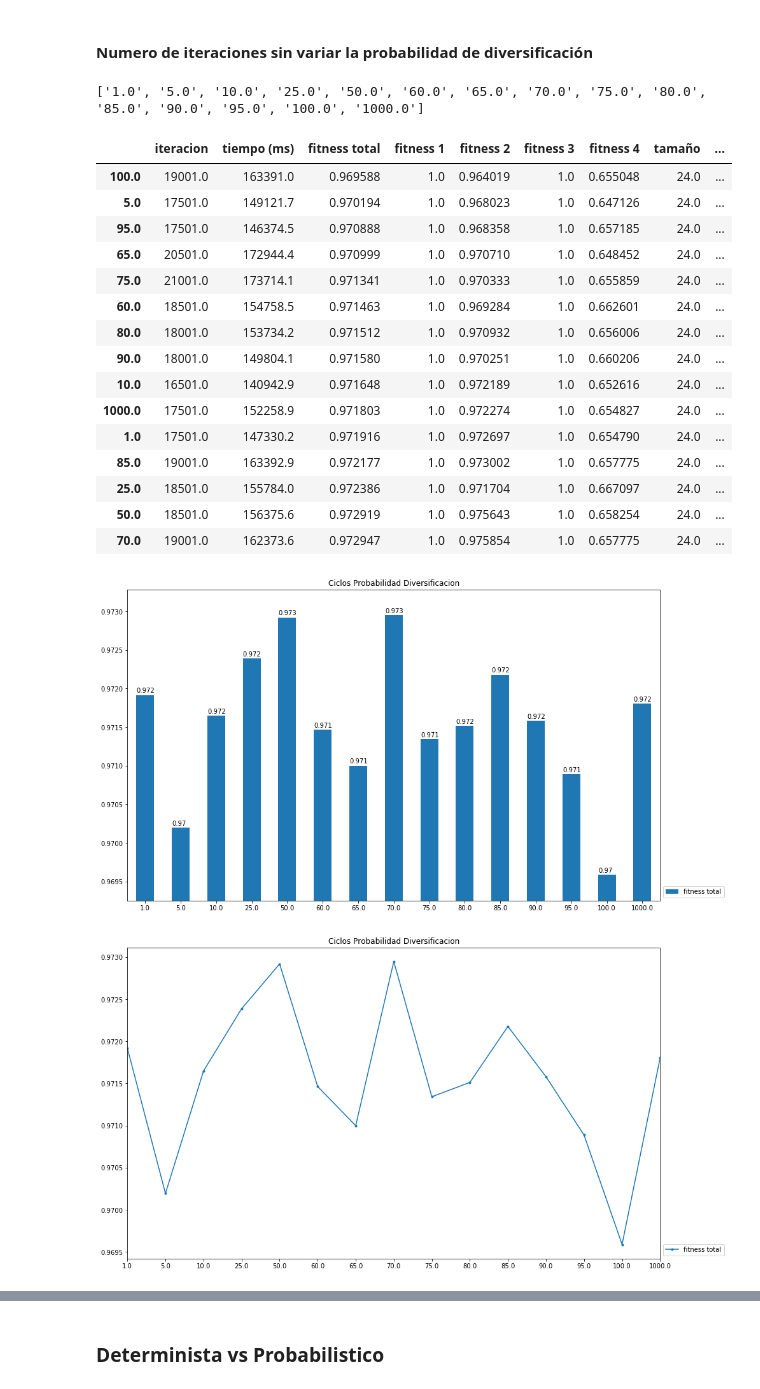
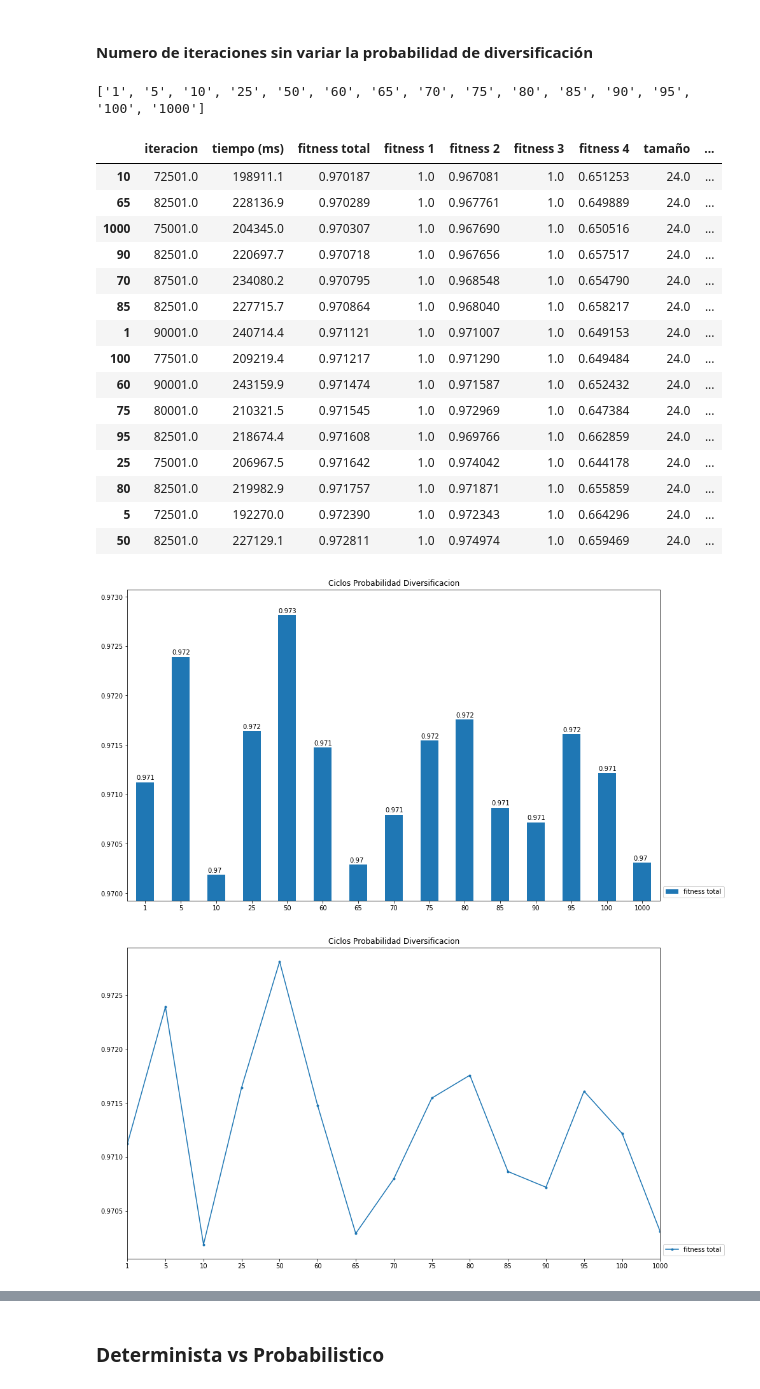
Before and after one commit to zerolfer/TFM-graficador, a Jupyter notebook: ajuste-parametrico/Ajuste-parametrico-documento-Copy1.ipynb, the cells around one changed output, grey strips where cells are left out. Drawn from its saved outputs; the diff is of its cells as text; code cells hidden in the pictures.

```diff
--- a/ajuste-parametrico/Ajuste-parametrico-documento-Copy1.ipynb
+++ b/ajuste-parametrico/Ajuste-parametrico-documento-Copy1.ipynb
@@ -207,30 +207,30 @@ ajuste_parametrico(base_path, sub_paths, out_path, parametro)
 # %% [markdown]
 #### Numero de iteraciones sin variar la probabilidad de diversificación
 # %%
-base_path = "C:\\Users\\Administrador\\Documents\\Proyecto-Salomon\\resultados\\Caso1Id1m-01-01-2019\\2-Vecindades\\probabilisticos\\iter"
+base_path = "C:\\Users\\Administrador\\Documents\\Proyecto-Salomon\\resultados\\Caso1Id1m-01-01-2019\\3-Vecindades\\probabilisticos\\iter"
 sub_paths = get_subpaths(base_path, key=float)
 
 parametro = "Ciclos Probabilidad Diversificacion"
 out_path = "3-3 " + parametro + "/"
 
 ajuste_parametrico(base_path, sub_paths, out_path, parametro)
 # %% [output]
-['1.0', '5.0', '10.0', '25.0', '50.0', '60.0', '65.0', '70.0', '75.0', '80.0', '85.0', '90.0', '95.0', '100.0', '1000.0']
+['1', '5', '10', '25', '50', '60', '65', '70', '75', '80', '85', '90', '95', '100', '1000']
 |  | iteracion | tiempo (ms) | fitness total | fitness 1 | fitness 2 | fitness 3 | fitness 4 | tamaño | ... |
-| 100.0 | 19001.0 | 163391.0 | 0.969588 | 1.0 | 0.964019 | 1.0 | 0.655048 | 24.0 | ... |
-| 5.0 | 17501.0 | 149121.7 | 0.970194 | 1.0 | 0.968023 | 1.0 | 0.647126 | 24.0 | ... |
-| 95.0 | 17501.0 | 146374.5 | 0.970888 | 1.0 | 0.968358 | 1.0 | 0.657185 | 24.0 | ... |
-| 65.0 | 20501.0 | 172944.4 | 0.970999 | 1.0 | 0.970710 | 1.0 | 0.648452 | 24.0 | ... |
-| 75.0 | 21001.0 | 173714.1 | 0.971341 | 1.0 | 0.970333 | 1.0 | 0.655859 | 24.0 | ... |
-| 60.0 | 18501.0 | 154758.5 | 0.971463 | 1.0 | 0.969284 | 1.0 | 0.662601 | 24.0 | ... |
-| 80.0 | 18001.0 | 153734.2 | 0.971512 | 1.0 | 0.970932 | 1.0 | 0.656006 | 24.0 | ... |
-| 90.0 | 18001.0 | 149804.1 | 0.971580 | 1.0 | 0.970251 | 1.0 | 0.660206 | 24.0 | ... |
-| 10.0 | 16501.0 | 140942.9 | 0.971648 | 1.0 | 0.972189 | 1.0 | 0.652616 | 24.0 | ... |
-| 1000.0 | 17501.0 | 152258.9 | 0.971803 | 1.0 | 0.972274 | 1.0 | 0.654827 | 24.0 | ... |
-| 1.0 | 17501.0 | 147330.2 | 0.971916 | 1.0 | 0.972697 | 1.0 | 0.654790 | 24.0 | ... |
-| 85.0 | 19001.0 | 163392.9 | 0.972177 | 1.0 | 0.973002 | 1.0 | 0.657775 | 24.0 | ... |
-| 25.0 | 18501.0 | 155784.0 | 0.972386 | 1.0 | 0.971704 | 1.0 | 0.667097 | 24.0 | ... |
-| 50.0 | 18501.0 | 156375.6 | 0.972919 | 1.0 | 0.975643 | 1.0 | 0.658254 | 24.0 | ... |
-| 70.0 | 19001.0 | 162373.6 | 0.972947 | 1.0 | 0.975854 | 1.0 | 0.657775 | 24.0 | ... |
+| 10 | 72501.0 | 198911.1 | 0.970187 | 1.0 | 0.967081 | 1.0 | 0.651253 | 24.0 | ... |
+| 65 | 82501.0 | 228136.9 | 0.970289 | 1.0 | 0.967761 | 1.0 | 0.649889 | 24.0 | ... |
+| 1000 | 75001.0 | 204345.0 | 0.970307 | 1.0 | 0.967690 | 1.0 | 0.650516 | 24.0 | ... |
+| 90 | 82501.0 | 220697.7 | 0.970718 | 1.0 | 0.967656 | 1.0 | 0.657517 | 24.0 | ... |
+| 70 | 87501.0 | 234080.2 | 0.970795 | 1.0 | 0.968548 | 1.0 | 0.654790 | 24.0 | ... |
+| 85 | 82501.0 | 227715.7 | 0.970864 | 1.0 | 0.968040 | 1.0 | 0.658217 | 24.0 | ... |
+| 1 | 90001.0 | 240714.4 | 0.971121 | 1.0 | 0.971007 | 1.0 | 0.649153 | 24.0 | ... |
+| 100 | 77501.0 | 209219.4 | 0.971217 | 1.0 | 0.971290 | 1.0 | 0.649484 | 24.0 | ... |
+| 60 | 90001.0 | 243159.9 | 0.971474 | 1.0 | 0.971587 | 1.0 | 0.652432 | 24.0 | ... |
+| 75 | 80001.0 | 210321.5 | 0.971545 | 1.0 | 0.972969 | 1.0 | 0.647384 | 24.0 | ... |
+| 95 | 82501.0 | 218674.4 | 0.971608 | 1.0 | 0.969766 | 1.0 | 0.662859 | 24.0 | ... |
+| 25 | 75001.0 | 206967.5 | 0.971642 | 1.0 | 0.974042 | 1.0 | 0.644178 | 24.0 | ... |
+| 80 | 82501.0 | 219982.9 | 0.971757 | 1.0 | 0.971871 | 1.0 | 0.655859 | 24.0 | ... |
+| 5 | 72501.0 | 192270.0 | 0.972390 | 1.0 | 0.972343 | 1.0 | 0.664296 | 24.0 | ... |
+| 50 | 82501.0 | 227129.1 | 0.972811 | 1.0 | 0.974974 | 1.0 | 0.659469 | 24.0 | ... |
-[figure, old version]
+[figure, new version]
-[figure, old version]
+[figure, new version]
```
Also changed, not shown: parts of 6 cells of this notebook, 4 other files.
